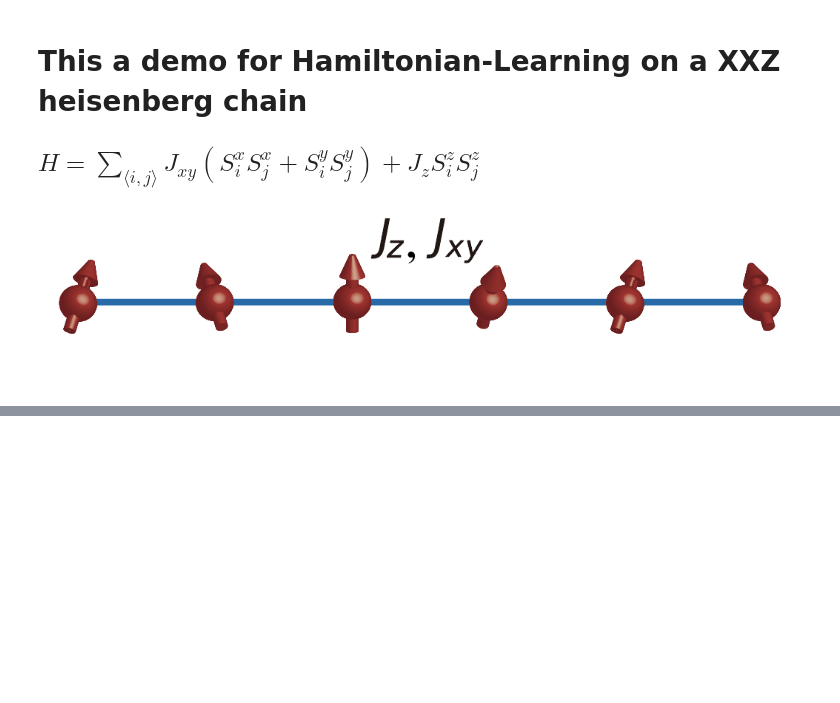
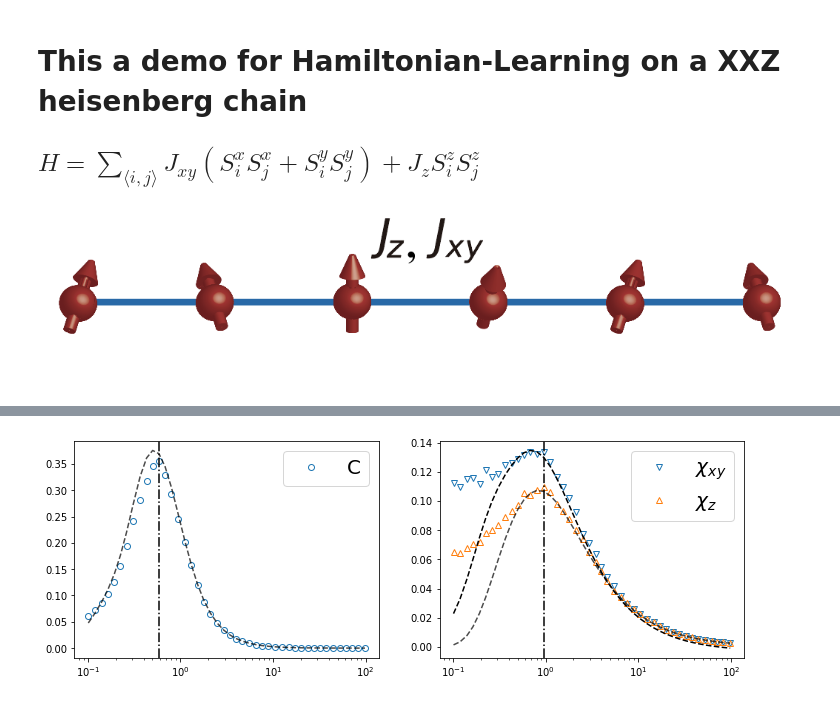
Before and after one commit to QMagen/PyQMagen, a Jupyter notebook: Demo.ipynb, the cells around one changed output, grey strips where cells are left out. Saved outputs shown, nothing was run; the diff lists cells and outputs as text; code cells hidden in the pictures; blank space fills up the shorter version.

```diff
--- a/Demo.ipynb
+++ b/Demo.ipynb
@@ -7,0 +78,9 @@
+# %%
+#Now we see it is curcial to first introduce a T_cut to choose the appropriate temperature interval for fitting
+T_cut = get_T_cut(['C', 'Chi', 'Chi_paral'], obs_real, params, shift=0)
+
+fig.axes[0].axvline(obs_real.T[-T_cut['C']], ls='-.', color='black', label=r'$T_{cut}$')
+fig.axes[1].axvline(obs_real.T[-T_cut['Chi']], ls='-.', color='black', label=r'$T_{cut}$')
+fig
+# %% [output]
+[figure, added]
```
Also changed, not shown: parts of 6 cells of this notebook, 8 other files.
